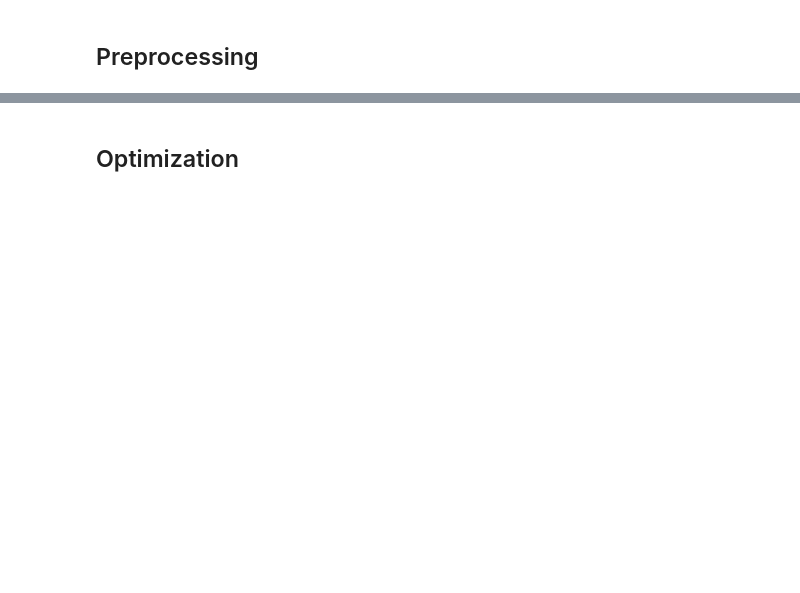
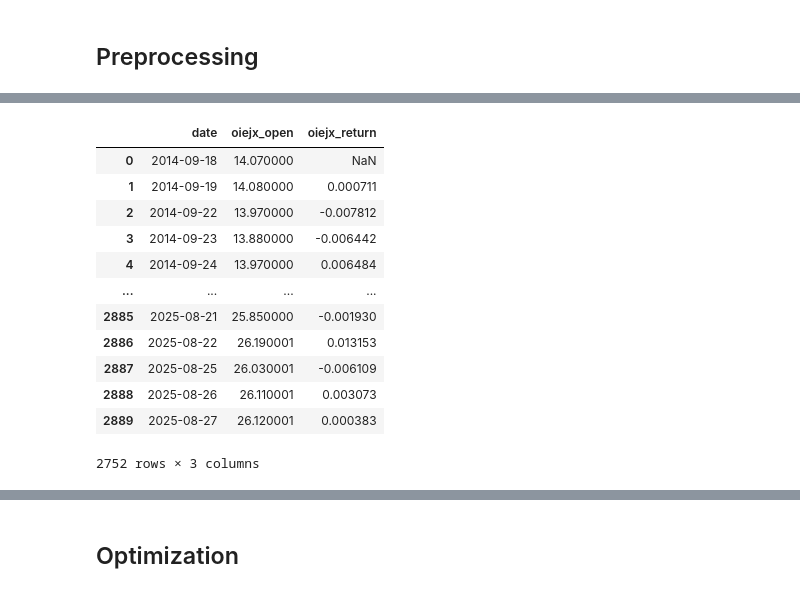
Before and after one commit to Grego-GT/portfolioOptimization, a Jupyter notebook: src/portfolioOptimization.ipynb, the cells around one changed output, grey strips where cells are left out. Drawn from its saved outputs; the diff is of its cells as text; code cells hidden in the pictures; blank space fills up the shorter version.

```diff
--- a/src/portfolioOptimization.ipynb
+++ b/src/portfolioOptimization.ipynb
@@ -167,0 +182,7 @@ memory usage: 86.7 KB
+# %%
+oiejx = oiejx.iloc[:, :2]
+sssyx = sssyx.iloc[:, :2]
+prdgx = prdgx.iloc[:, :2]
+rgagx = rgagx.iloc[:, :2]
+vimax = vimax.iloc[:, :2]
+vsiax = vsiax.iloc[:, :2]
@@ -167,0 +269,17 @@ memory usage: 86.7 KB
+# %%
+oiejx['oiejx_return'] = oiejx['oiejx_open'].pct_change()
+oiejx
+# %% [output]
+|  | date | oiejx_open | oiejx_return |
+| 0 | 2014-09-18 | 14.070000 | NaN |
+| 1 | 2014-09-19 | 14.080000 | 0.000711 |
+| 2 | 2014-09-22 | 13.970000 | -0.007812 |
+| 3 | 2014-09-23 | 13.880000 | -0.006442 |
+| 4 | 2014-09-24 | 13.970000 | 0.006484 |
+| ... | ... | ... | ... |
+| 2885 | 2025-08-21 | 25.850000 | -0.001930 |
+| 2886 | 2025-08-22 | 26.190001 | 0.013153 |
+| 2887 | 2025-08-25 | 26.030001 | -0.006109 |
+| 2888 | 2025-08-26 | 26.110001 | 0.003073 |
+| 2889 | 2025-08-27 | 26.120001 | 0.000383 |
+2752 rows × 3 columns
```
Also changed, not shown: parts of 30 cells of this notebook.
